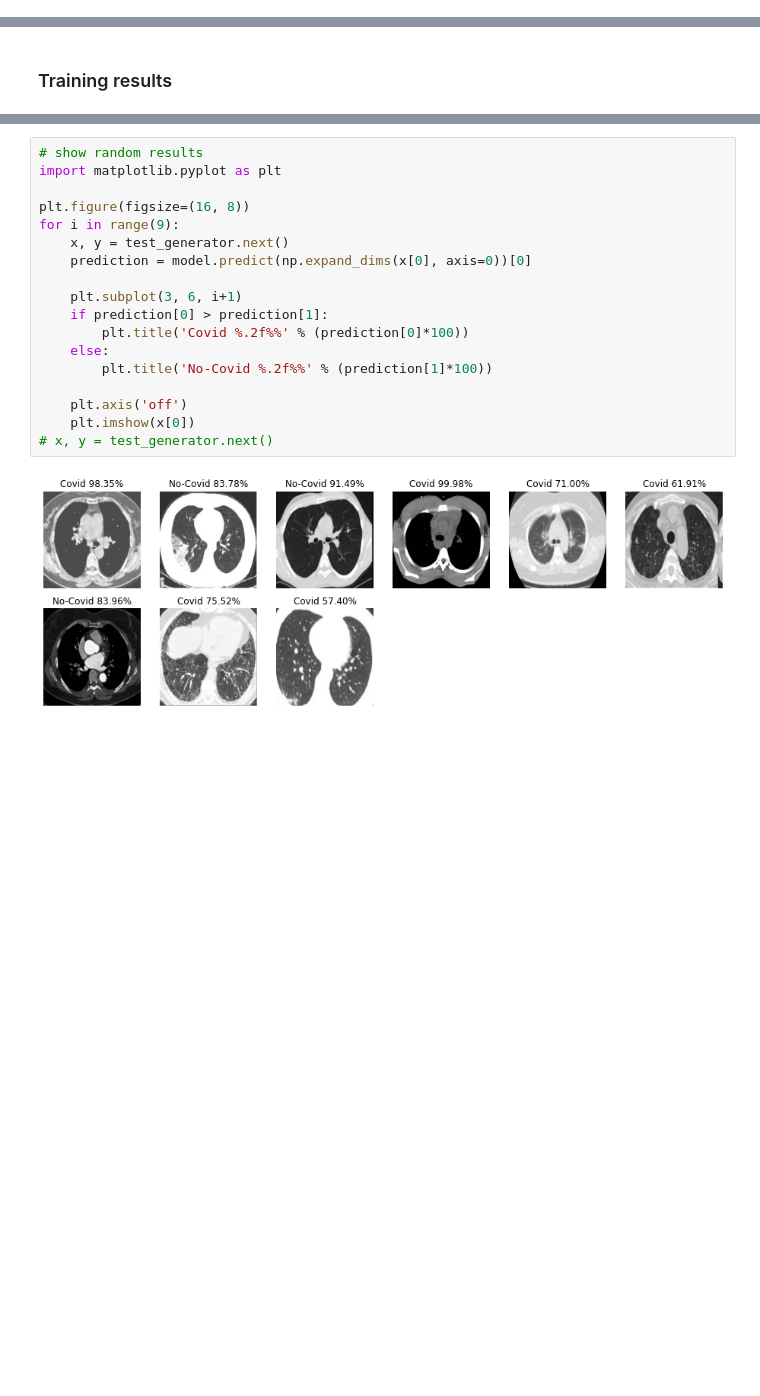
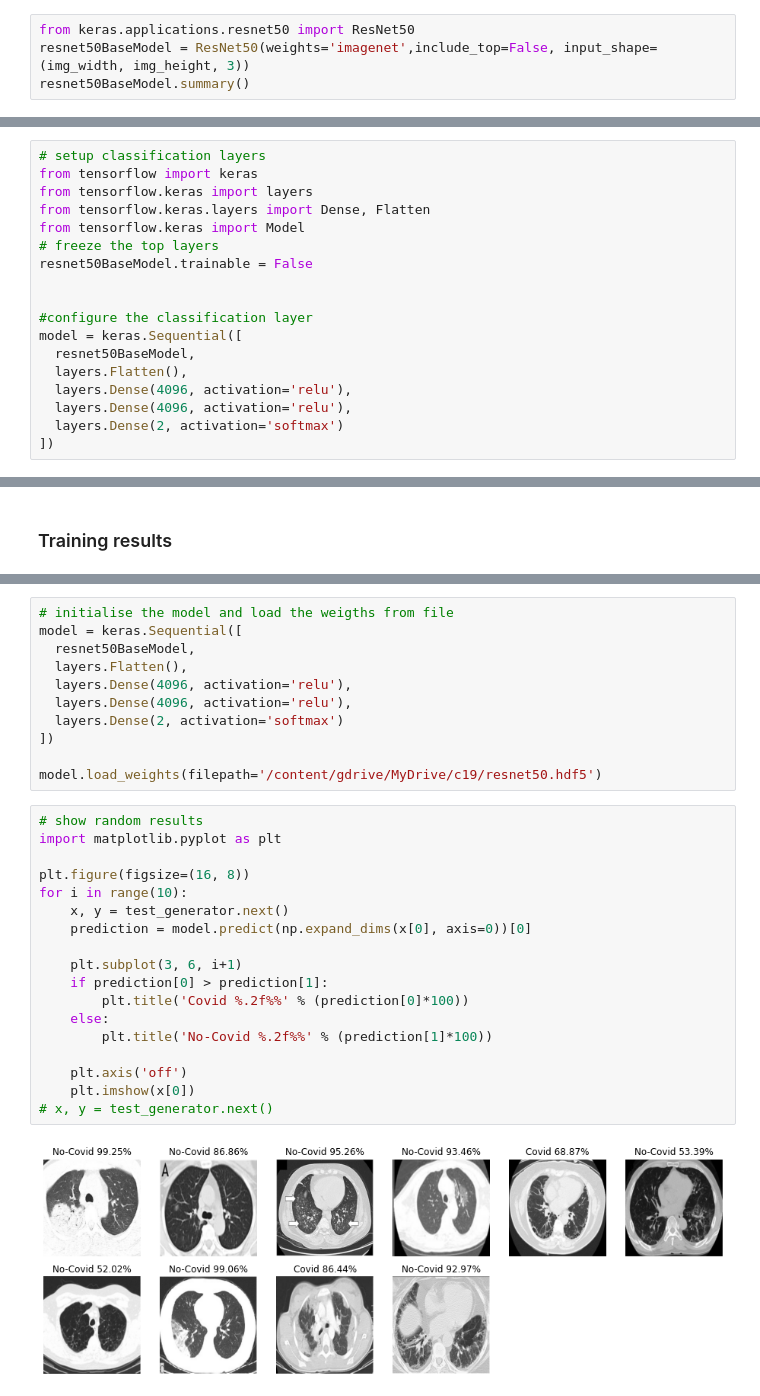
Before and after one commit to amura/xray-machinelearning, a Jupyter notebook: Transfer_learning_resnet50_ctscans.ipynb, the cells around one changed output, grey strips where cells are left out. Saved outputs shown, nothing was run; the diff lists cells and outputs as text; blank space fills up the shorter version.

```diff
--- a/Transfer_learning_resnet50_ctscans.ipynb
+++ b/Transfer_learning_resnet50_ctscans.ipynb
@@ -409,0 +205,4 @@ ________________________________________________________________________________
+# %%
+from keras.applications.resnet50 import ResNet50
+resnet50BaseModel = ResNet50(weights='imagenet',include_top=False, input_shape=(img_width, img_height, 3))
+resnet50BaseModel.summary()
@@ -410,3 +227,21 @@ ________________________________________________________________________________
+# %%
+# setup classification layers
+from tensorflow import keras
+from tensorflow.keras import layers
+from tensorflow.keras.layers import Dense, Flatten
+from tensorflow.keras import Model
+# freeze the top layers
+resnet50BaseModel.trainable = False
+
+
+#configure the classification layer
+model = keras.Sequential([
+  resnet50BaseModel,
+  layers.Flatten(),
+  layers.Dense(4096, activation='relu'),
+  layers.Dense(4096, activation='relu'),
+  layers.Dense(2, activation='softmax')
+])
 # %%
 from keras import callbacks
 import time
@@ -525,20 +360,31 @@ Found 150 validated image filenames belonging to 2 classes.
+# %%
+# initialise the model and load the weigths from file
+model = keras.Sequential([
+  resnet50BaseModel,
+  layers.Flatten(),
+  layers.Dense(4096, activation='relu'),
+  layers.Dense(4096, activation='relu'),
+  layers.Dense(2, activation='softmax')
+])
+
+model.load_weights(filepath='/content/gdrive/MyDrive/c19/resnet50.hdf5')
 # %%
 # show random results
 import matplotlib.pyplot as plt
 
 plt.figure(figsize=(16, 8))
-for i in range(9):
+for i in range(10):
     x, y = test_generator.next()
     prediction = model.predict(np.expand_dims(x[0], axis=0))[0]
 
     plt.subplot(3, 6, i+1)
     if prediction[0] > prediction[1]:
         plt.title('Covid %.2f%%' % (prediction[0]*100))
     else:
         plt.title('No-Covid %.2f%%' % (prediction[1]*100))
 
     plt.axis('off')
     plt.imshow(x[0])
 # x, y = test_generator.next()
 # %% [output]
-[figure, old version]
+[figure, new version]
```
Also changed, not shown: parts of 16 cells of this notebook.
